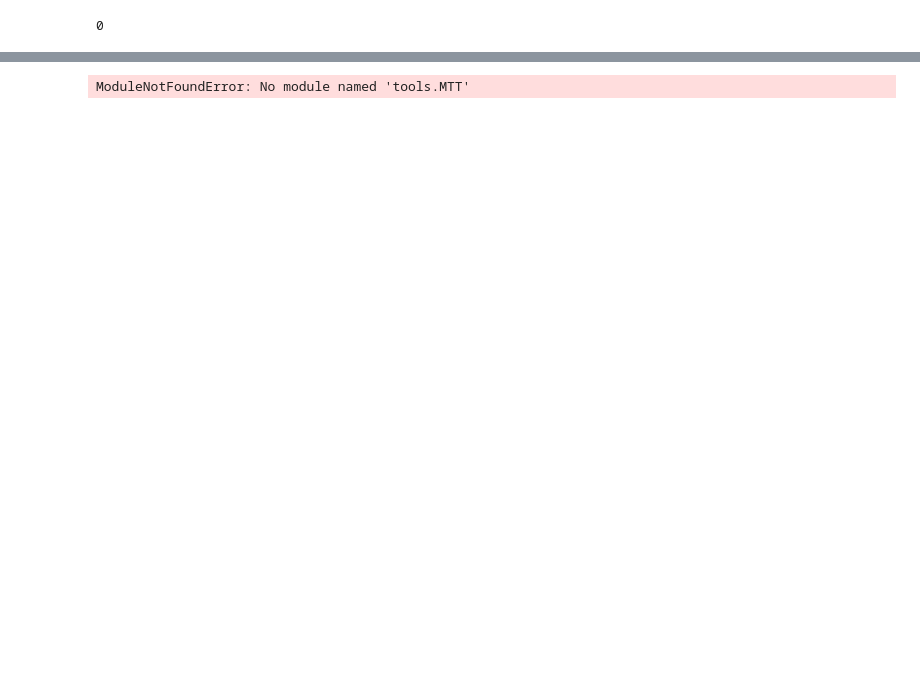
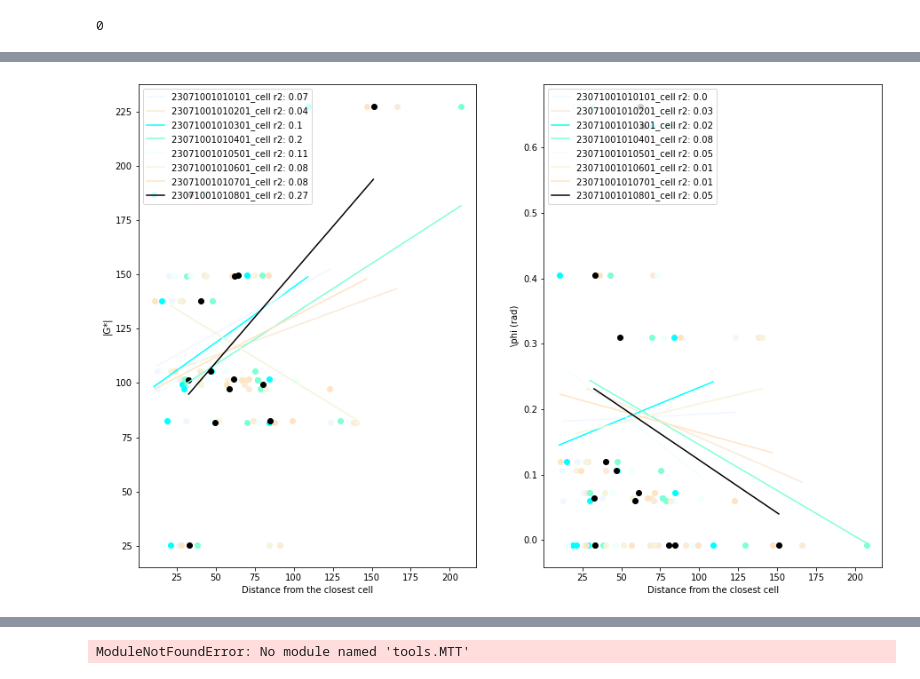
Before and after one commit to ArttuD/InstruProject, a Jupyter notebook: jupyterNotebooks/createVideos.ipynb, the cells around one changed output, grey strips where cells are left out. Cells and saved outputs as stored; diff of their text form; code cells hidden in the pictures; blank space fills up the shorter version.

```diff
--- a/jupyterNotebooks/createVideos.ipynb
+++ b/jupyterNotebooks/createVideos.ipynb
@@ -118,0 +125,98 @@ for level in np.arange(0,14):
+# %%
+root =  glob("C:/Users/lehtona6/Experiments/230710_/*MicTry/*track.json")
+root =  glob("C:/Users/lehtona6/Experiments/230713/*_cell/*track.json")
+root =  glob("C:/Users/lehtona6/Experiments/230710/*_cell/*track.json")
+# %%
+results = glob("C:/Users/lehtona6/Experiments/230710_/*MicTry/results_all.csv")
+results = glob("C:/Users/lehtona6/Experiments/230713/*_cell/results_all.csv")
+results = glob("C:/Users/lehtona6/Experiments/230710/*_cell/results_all.csv")
+# %%
+import matplotlib.colors as mpl_colors
+colors = mpl_colors.CSS4_COLORS
+# %%
+def norm(data):
+    return data
+    #return (data-data.mean())/data.std()
+# %%
+#colors = rand_colours = [random.choice(colour) for i in range(50)] #colors = ["blue","black","red","green"]
+names = ["Meas 1.1", "Meas 1.2", "Meas 2.1", "Meas 2.2"]
+
+fig, ax = plt.subplots(1,2,figsize=(15,10),facecolor='white')
+
+for counter, radius_file in enumerate(root):
+    #print(radius_file)
+    name = radius_file.split("\\")[1]
+    if os.path.exists(radius_file):
+        with open(radius_file,'r') as f:
+            data = json.load(f)
+
+    cell_x = []
+    cell_y = []
+
+    big_x = []
+    big_y = []
+
+    GVal = []
+    phiVal = []
+    meas = []
+
+    for count,k in enumerate(data.keys()):
+        j = data[k]
+        if j["label"] == 2:
+            cell_x.append(j["x"][0]*0.27380952380952384)
+            cell_y.append(j["y"][0]*0.27380952380952384)
+        elif j["label"] == 1:
+            big_x.append(j["x"][0]*0.27380952380952384)
+            big_y.append(j["y"][0]*0.27380952380952384)
+
+    df = pd.read_csv(results[0])
+    df.drop(df[df['G_abs'] >= 350].index, inplace = True)
+
+    mm = df.groupby(['track_id']).mean()
+    mm = mm.reset_index()
+    x = mm["x"]
+    y = mm["y"]
+    G_abs = norm(mm["G_abs"])
+    phi = norm(mm["phi_(rad)"])
+
+    cell_x = np.array(cell_x)
+    cell_y = np.array(cell_y)
+
+    big_x = np.array(big_x)
+    big_y = np.array(big_y)
+
+    for i in range(len(x)):
+        vec = np.sqrt((x[i]-cell_x)**2 + (y[i]-cell_y)**2)
+        idx = np.argmin(vec)
+
+        meas.append(vec[idx])
+        GVal.append(G_abs[i])
+        phiVal.append(phi[i])
+
+    meas = np.array(meas)
+    GVal = np.array(GVal)
+    phiVal = np.array(phiVal)
+
+    colorList = list(colors.keys())[counter]
+
+    x_pred = np.arange(meas.min(),meas.max(), 0.1)
+    a, b, r_value, p_value, std_err = scipy.stats.linregress(meas, GVal)
+    ax[0].plot(x_pred, a*x_pred+b, color = colors[colorList], label = "{} r2: {}".format(name,round(r_value**2,2)))
+    ax[0].scatter(meas, GVal, color = colors[colorList])
+
+    x_pred = np.arange(meas.min(),meas.max(), 0.1)
+    a, b, r_value, p_value, std_err = scipy.stats.linregress(meas, phiVal)
+    ax[1].plot(x_pred, a*x_pred+b, color = colors[colorList], label = "{} r2: {}".format(name,round(r_value**2,2)))
+    ax[1].scatter(meas, phiVal, color = colors[colorList])
+
+ax[0].set_xlabel("Distance from the closest cell")
+ax[0].set_ylabel("|G*|")
+ax[0].legend(loc = "upper left")
+
+ax[1].set_xlabel("Distance from the closest cell")
+ax[1].set_ylabel(r'\phi (rad)')
+ax[1].legend(loc = "upper left")
+
+plt.show()
+# %% [output]
+[figure, added]
```
Also changed, not shown: parts of 20 cells of this notebook, 7 other files.
